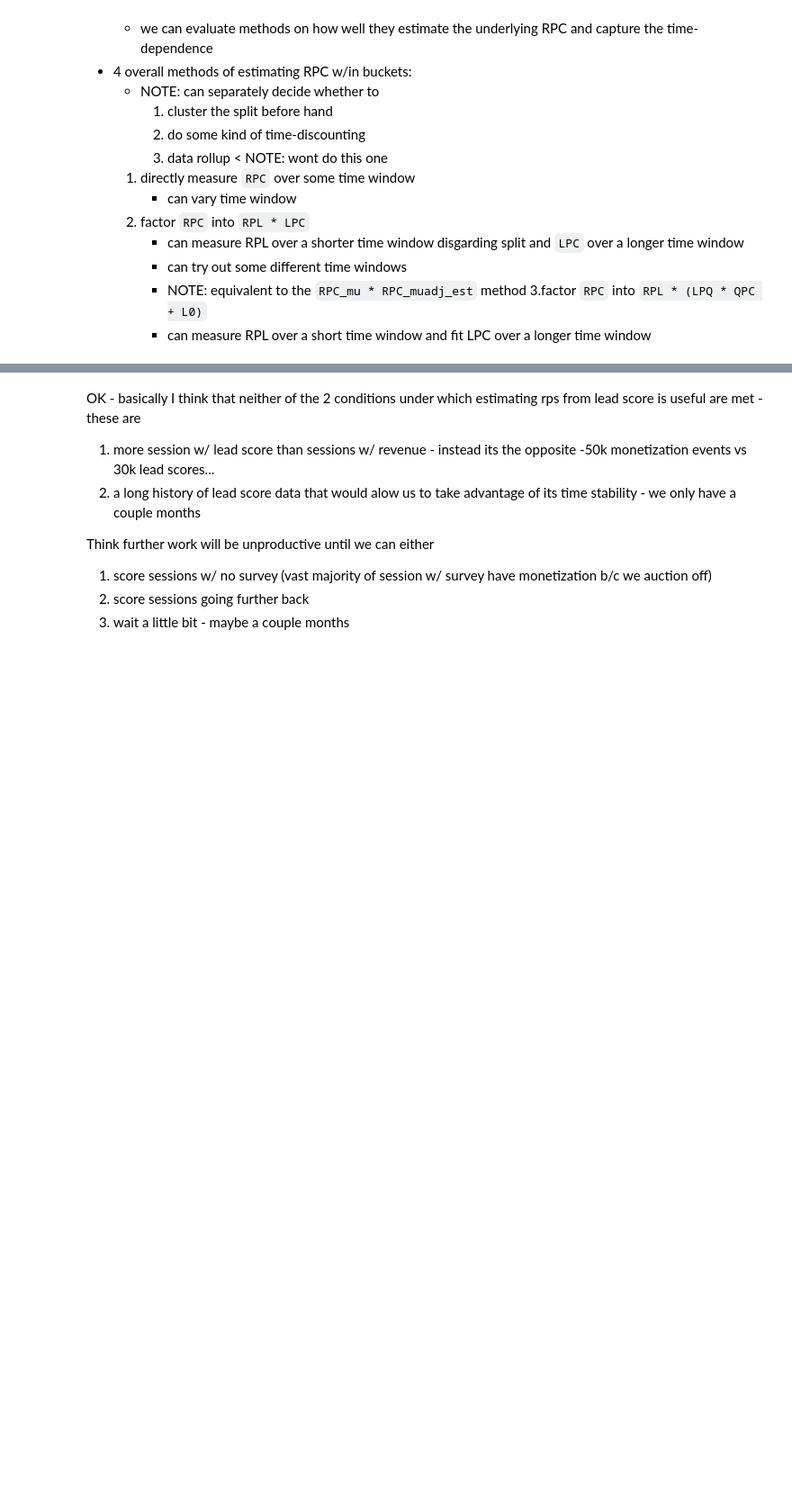
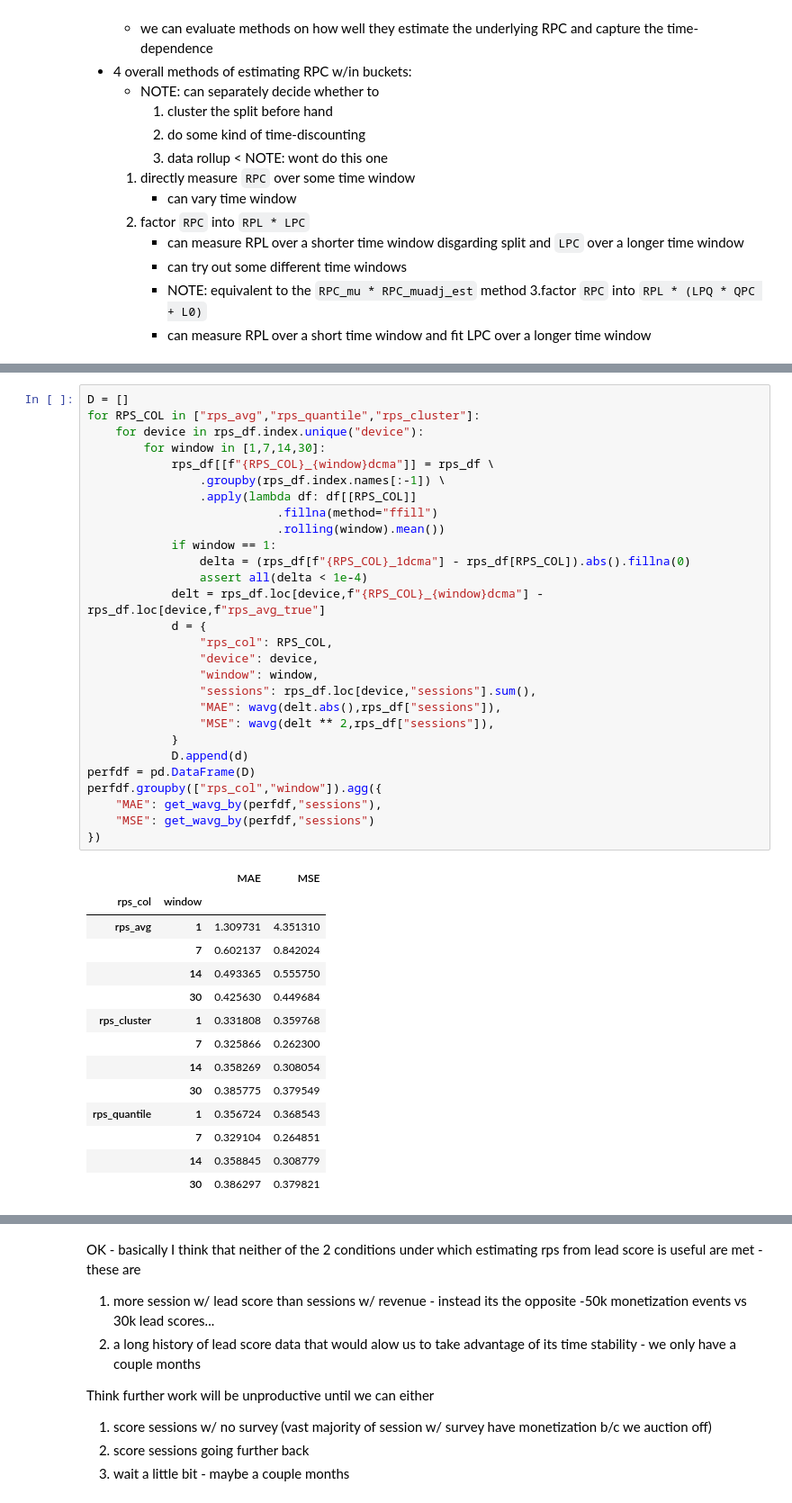
Before and after one commit to pkrishnamurthy1007/adtech, a Jupyter notebook: notebooks/aduriseti_shared/rps_est.ipynb, the cells around one changed output, grey strips where cells are left out. Shown at 90% size. Saved outputs shown, nothing was run; the diff lists cells and outputs as text; blank space fills up the shorter version.

```diff
--- a/notebooks/aduriseti_shared/rps_est.ipynb
+++ b/notebooks/aduriseti_shared/rps_est.ipynb
@@ -550 +624,44 @@ dtype: float64
+# %%
+D = []
+for RPS_COL in ["rps_avg","rps_quantile","rps_cluster"]:
+    for device in rps_df.index.unique("device"):
+        for window in [1,7,14,30]:
+            rps_df[[f"{RPS_COL}_{window}dcma"]] = rps_df \
+                .groupby(rps_df.index.names[:-1]) \
+                .apply(lambda df: df[[RPS_COL]]
+                           .fillna(method="ffill")
+                           .rolling(window).mean())
+            if window == 1:
+                delta = (rps_df[f"{RPS_COL}_1dcma"] - rps_df[RPS_COL]).abs().fillna(0)
+                assert all(delta < 1e-4)
+            delt = rps_df.loc[device,f"{RPS_COL}_{window}dcma"] - rps_df.loc[device,f"rps_avg_true"]
+            d = {
+                "rps_col": RPS_COL,
+                "device": device,
+                "window": window,
+                "sessions": rps_df.loc[device,"sessions"].sum(),
+                "MAE": wavg(delt.abs(),rps_df["sessions"]),
+                "MSE": wavg(delt ** 2,rps_df["sessions"]),
+            }
+            D.append(d)
+perfdf = pd.DataFrame(D)
+perfdf.groupby(["rps_col","window"]).agg({
+    "MAE": get_wavg_by(perfdf,"sessions"),
+    "MSE": get_wavg_by(perfdf,"sessions")
+})
+# %% [output]
+|  |  | MAE | MSE |
+| rps_col | window |  |  |
+| rps_avg | 1 | 1.309731 | 4.351310 |
+|  | 7 | 0.602137 | 0.842024 |
+|  | 14 | 0.493365 | 0.555750 |
+|  | 30 | 0.425630 | 0.449684 |
+| rps_cluster | 1 | 0.331808 | 0.359768 |
+|  | 7 | 0.325866 | 0.262300 |
+|  | 14 | 0.358269 | 0.308054 |
+|  | 30 | 0.385775 | 0.379549 |
+| rps_quantile | 1 | 0.356724 | 0.368543 |
+|  | 7 | 0.329104 | 0.264851 |
+|  | 14 | 0.358845 | 0.308779 |
+|  | 30 | 0.386297 | 0.379821 |
 # %%
```
Also changed, not shown: parts of 10 cells of this notebook.
